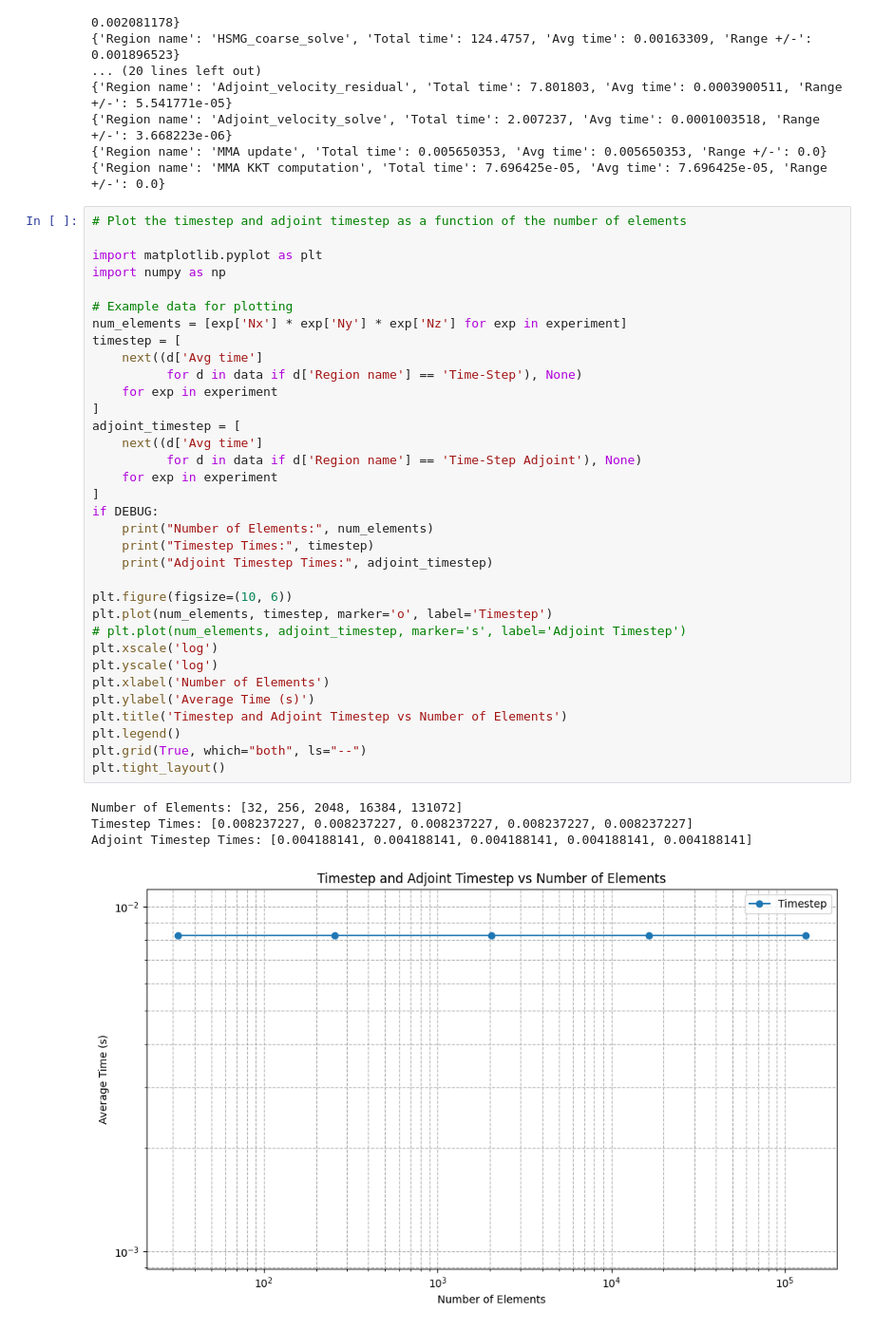
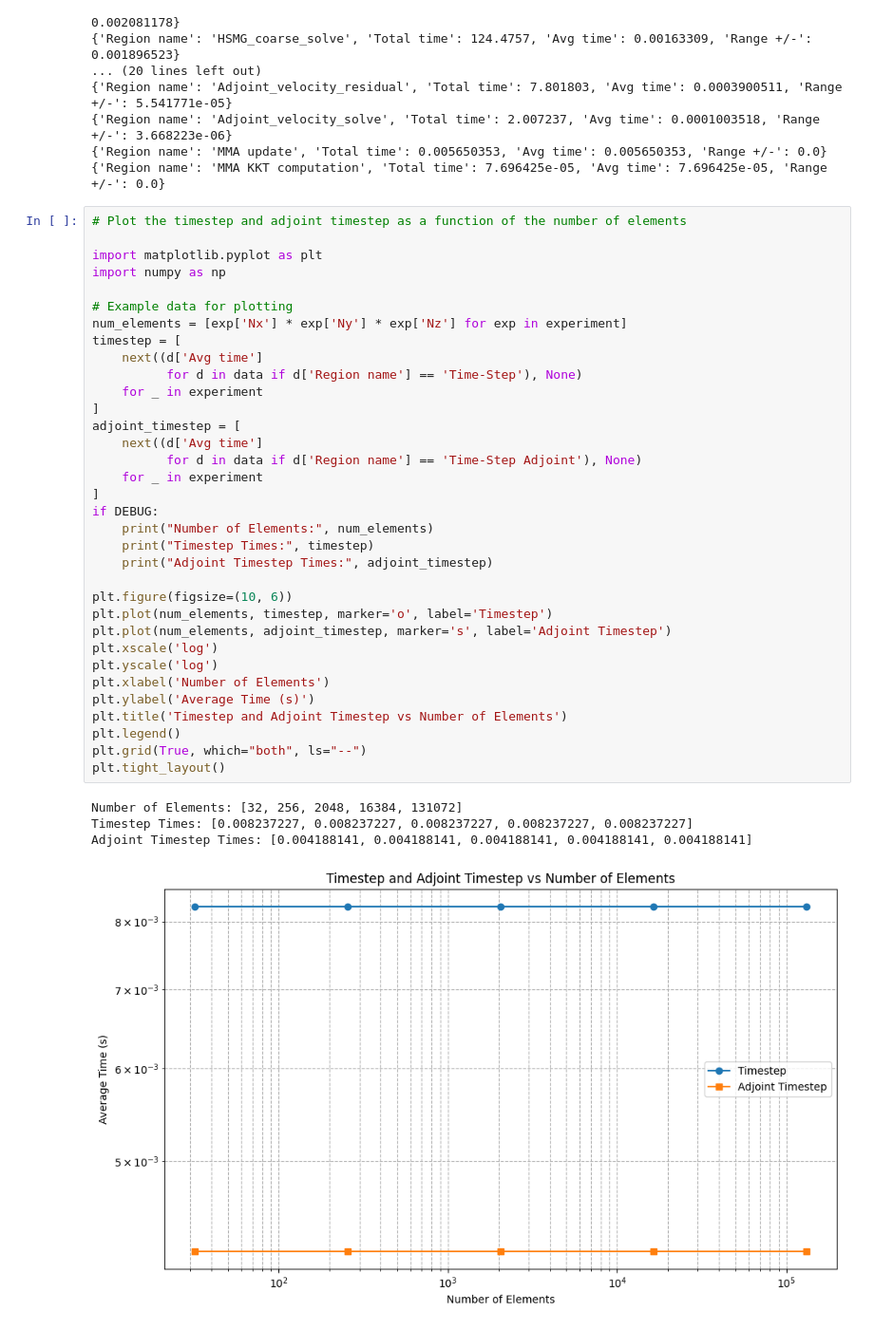
Before and after one commit to ExtremeFLOW/neko-top, a Jupyter notebook: examples/lumi_mixer/analyse.ipynb, the cells around one changed output. Shown: that part at 95% size. Cells and saved outputs as stored; diff of their text form.

```diff
--- a/examples/lumi_mixer/analyse.ipynb
+++ b/examples/lumi_mixer/analyse.ipynb
@@ -180,34 +180,34 @@ import numpy as np
 
 # Example data for plotting
 num_elements = [exp['Nx'] * exp['Ny'] * exp['Nz'] for exp in experiment]
 timestep = [
     next((d['Avg time']
           for d in data if d['Region name'] == 'Time-Step'), None)
-    for exp in experiment
+    for _ in experiment
 ]
 adjoint_timestep = [
     next((d['Avg time']
           for d in data if d['Region name'] == 'Time-Step Adjoint'), None)
-    for exp in experiment
+    for _ in experiment
 ]
 if DEBUG:
     print("Number of Elements:", num_elements)
     print("Timestep Times:", timestep)
     print("Adjoint Timestep Times:", adjoint_timestep)
 
 plt.figure(figsize=(10, 6))
 plt.plot(num_elements, timestep, marker='o', label='Timestep')
-# plt.plot(num_elements, adjoint_timestep, marker='s', label='Adjoint Timestep')
+plt.plot(num_elements, adjoint_timestep, marker='s', label='Adjoint Timestep')
 plt.xscale('log')
 plt.yscale('log')
 plt.xlabel('Number of Elements')
 plt.ylabel('Average Time (s)')
 plt.title('Timestep and Adjoint Timestep vs Number of Elements')
 plt.legend()
 plt.grid(True, which="both", ls="--")
 plt.tight_layout()
 # %% [output]
 Number of Elements: [32, 256, 2048, 16384, 131072]
 Timestep Times: [0.008237227, 0.008237227, 0.008237227, 0.008237227, 0.008237227]
 Adjoint Timestep Times: [0.004188141, 0.004188141, 0.004188141, 0.004188141, 0.004188141]
-[figure, old version]
+[figure, new version]
```
